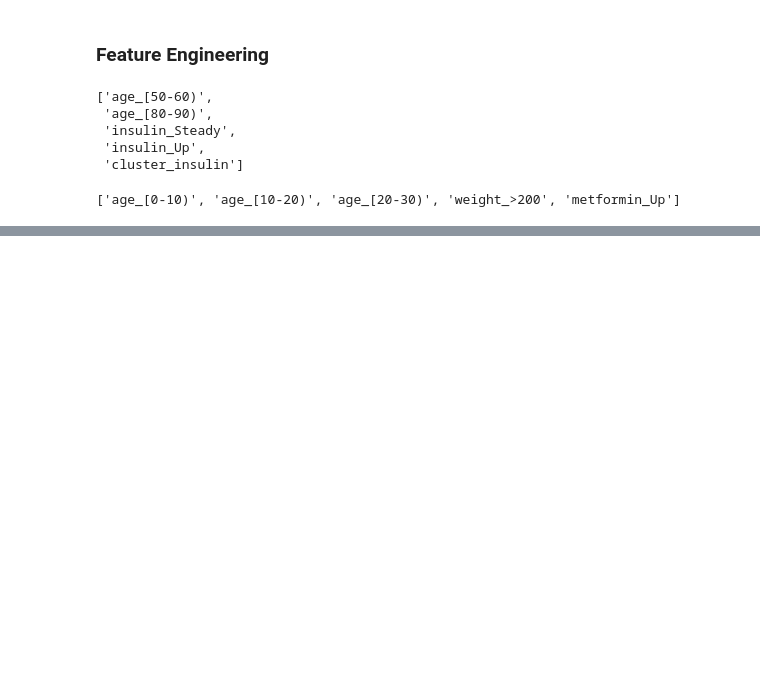
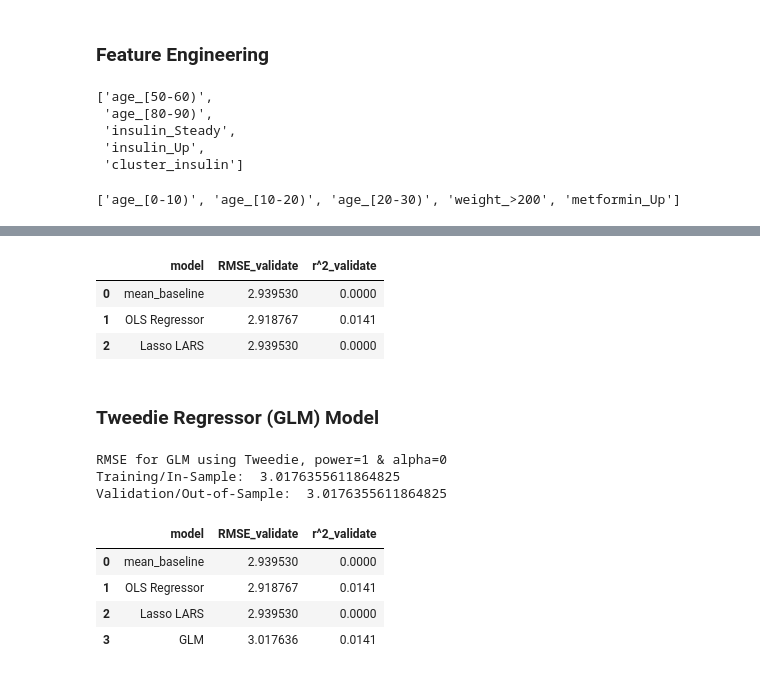
Before and after one commit to GabbyBarajasBroussard/diabetic-clustering-project, a Jupyter notebook: walkthrough.ipynb, the cells around one changed output, grey strips where cells are left out. Cells and saved outputs as stored; diff of their text form; code cells hidden in the pictures; blank space fills up the shorter version.

```diff
--- a/walkthrough.ipynb
+++ b/walkthrough.ipynb
@@ -497,0 +500,4 @@ get_rfe
+# %%
+y_train = pd.DataFrame(y_train)
+y_validate = pd.DataFrame(y_validate)
+y_test = pd.DataFrame(y_test)
@@ -497,0 +579,6 @@ get_rfe
+# %%
+metric_df = metric_df.append({
+    'model': 'OLS Regressor',
+    'RMSE_validate': rmse_validate_ols,
+    'r^2_validate': explained_variance_score(y_validate.time_in_hospital, y_validate.los_pred_lm)}, ignore_index=True)
+metric_df
@@ -497,0 +617,52 @@ get_rfe
+# %%
+metric_df = metric_df.append({
+    'model': 'Lasso LARS',
+    'RMSE_validate': rmse_validate_lars,
+    'r^2_validate': explained_variance_score(y_validate.time_in_hospital, y_validate.los_pred_lars)}, ignore_index=True)
+metric_df
+# %% [output]
+|  | model | RMSE_validate | r^2_validate |
+| 0 | mean_baseline | 2.939530 | 0.0000 |
+| 1 | OLS Regressor | 2.918767 | 0.0141 |
+| 2 | Lasso LARS | 2.939530 | 0.0000 |
+# %% [markdown]
+### Tweedie Regressor (GLM) Model
+# %%
+# create the model object
+glm = TweedieRegressor(power=1, alpha=0)
+
+
+# fit the model to our training data. We must specify the column in y_train,
+# since we have converted it to a dataframe from a series!
+glm.fit(X_train_cl1, y_train.time_in_hospital)
+
+# predict train
+y_train['los_pred_glm'] = glm.predict(X_train_cl1)
+
+# evaluate: rmse
+rmse_train = mean_squared_error(y_train.time_in_hospital, y_train.los_pred_glm) ** (1/2)
+
+# predict validate
+y_validate['los_pred_glm'] = glm.predict(X_validate_cl1)
+
+# evaluate: rmse
+rmse_validate_glm = mean_squared_error(y_train.time_in_hospital, y_train.los_pred_glm) ** (1/2)
+
+print("RMSE for GLM using Tweedie, power=1 & alpha=0\nTraining/In-Sample: ", rmse_train,
+      "\nValidation/Out-of-Sample: ", rmse_validate_glm)
+# %% [output]
+RMSE for GLM using Tweedie, power=1 & alpha=0
+Training/In-Sample:  3.0176355611864825
+Validation/Out-of-Sample:  3.0176355611864825
+# %%
+metric_df = metric_df.append({
+    'model': 'GLM',
+    'RMSE_validate': rmse_validate_glm,
+    'r^2_validate': explained_variance_score(y_validate.time_in_hospital, y_validate.los_pred_glm)}, ignore_index=True)
+metric_df
+# %% [output]
+|  | model | RMSE_validate | r^2_validate |
+| 0 | mean_baseline | 2.939530 | 0.0000 |
+| 1 | OLS Regressor | 2.918767 | 0.0141 |
+| 2 | Lasso LARS | 2.939530 | 0.0000 |
+| 3 | GLM | 3.017636 | 0.0141 |
```
Also changed, not shown: parts of 16 cells of this notebook, 1 other file.
